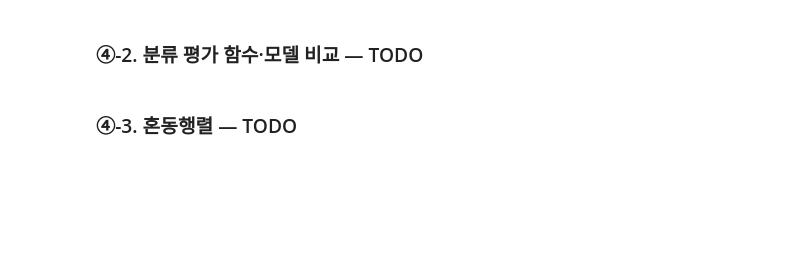
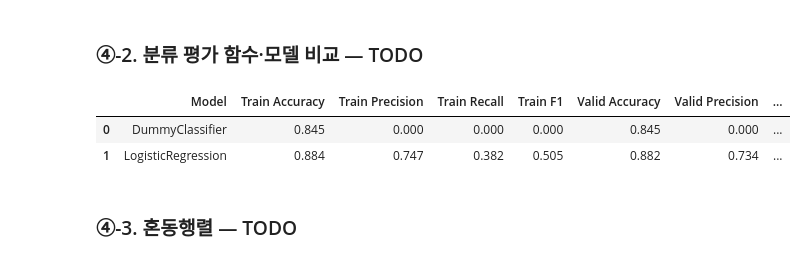
Before and after one commit to Terence20t/ai-mini-project, a Jupyter notebook: mini-project-01/code/02_classification_online_shopping.ipynb, the cells around one changed output. Drawn from its saved outputs; the diff is of its cells as text; code cells hidden in the pictures; blank space fills up the shorter version.

Commit message:
기준 모델 및 Logistic Regression (CP-04)

```diff
--- a/mini-project-01/code/02_classification_online_shopping.ipynb
+++ b/mini-project-01/code/02_classification_online_shopping.ipynb
@@ -433,20 +433,25 @@ from sklearn.pipeline import Pipeline
 from sklearn.dummy import DummyClassifier
 from sklearn.linear_model import LogisticRegression
 
+## unicode problem
+import sklearn
+sklearn.set_config(display="text")
 
 # [공통] sklearn 모델 + 전처리 Pipeline
-
 def make_sklearn_pipeline(estimator):
     return Pipeline([
         ("prep", make_preprocessor()),
         ("model", estimator),
     ])
 
-
 # TODO 4-1. DummyClassifier(strategy="most_frequent")와
 # LogisticRegression(max_iter=1500)을 Pipeline으로 구성합니다.
-dummy_model = ...
-logistic_model = ...
+dummy_model = make_sklearn_pipeline(
+    DummyClassifier(strategy="most_frequent")
+)
+logistic_model = make_sklearn_pipeline(
+    LogisticRegression(max_iter=1500)
+)
 
 # [공통] 두 모델 학습
 dummy_model.fit(X_train, y_train)
@@ -456,40 +479,51 @@ logistic_model.fit(X_train, y_train)
 # %%
 from sklearn.metrics import (
     accuracy_score, precision_score, recall_score, f1_score,
     confusion_matrix, classification_report,
 )
 
-
 def classification_scores(y_true, y_pred):
     """구매 클래스(1) 기준 지표를 반환합니다."""
     # TODO 4-2. Accuracy·Precision·Recall·F1을 계산합니다.
     # Precision·Recall·F1은 zero_division=0으로 설정합니다.
     return {
-        "Accuracy": ...,
-        "Precision": ...,
-        "Recall": ...,
-        "F1": ...,
+        "Accuracy": accuracy_score(y_true, y_pred),
+        "Precision": precision_score(y_true, y_pred, zero_division=0),
+        "Recall": recall_score(y_true, y_pred, zero_division=0),
+        "F1": f1_score(y_true, y_pred, zero_division=0)
     }
-
 
 # [공통] sklearn/MLP 모델 모두 사용할 결과 정리 함수
 def summary_row(name, train_true, train_pred, valid_true, valid_pred):
     tr = classification_scores(train_true, train_pred)
     va = classification_scores(valid_true, valid_pred)
     return {
         "Model": name,
         **{f"Train {k}": v for k, v in tr.items()},
         **{f"Valid {k}": v for k, v in va.items()},
     }
 
-
 # TODO 4-3. 두 기준 모델의 Train·Validation 예측값을 사용하여
 # summary_row() 결과를 results 리스트에 저장합니다.
 results = [
-    # summary_row("DummyClassifier", ...),
-    # summary_row("LogisticRegression", ...),
+    summary_row("DummyClassifier",
+        y_train,
+        dummy_model.predict(X_train),
+        y_valid,
+        dummy_model.predict(X_valid)
+    ),
+    summary_row("LogisticRegression",
+        y_train,
+        logistic_model.predict(X_train),
+        y_valid,
+        logistic_model.predict(X_valid)
+    )
 ]
 display(pd.DataFrame(results).round(3))
+# %% [output]
+|  | Model | Train Accuracy | Train Precision | Train Recall | Train F1 | Valid Accuracy | Valid Precision | ... |
+| 0 | DummyClassifier | 0.845 | 0.000 | 0.000 | 0.000 | 0.845 | 0.000 | ... |
+| 1 | LogisticRegression | 0.884 | 0.747 | 0.382 | 0.505 | 0.882 | 0.734 | ... |
 # %% [markdown]
 ### ④-3. 혼동행렬 — TODO
 # %%
```
Also changed, not shown: parts of 3 cells of this notebook, 1 other file.
